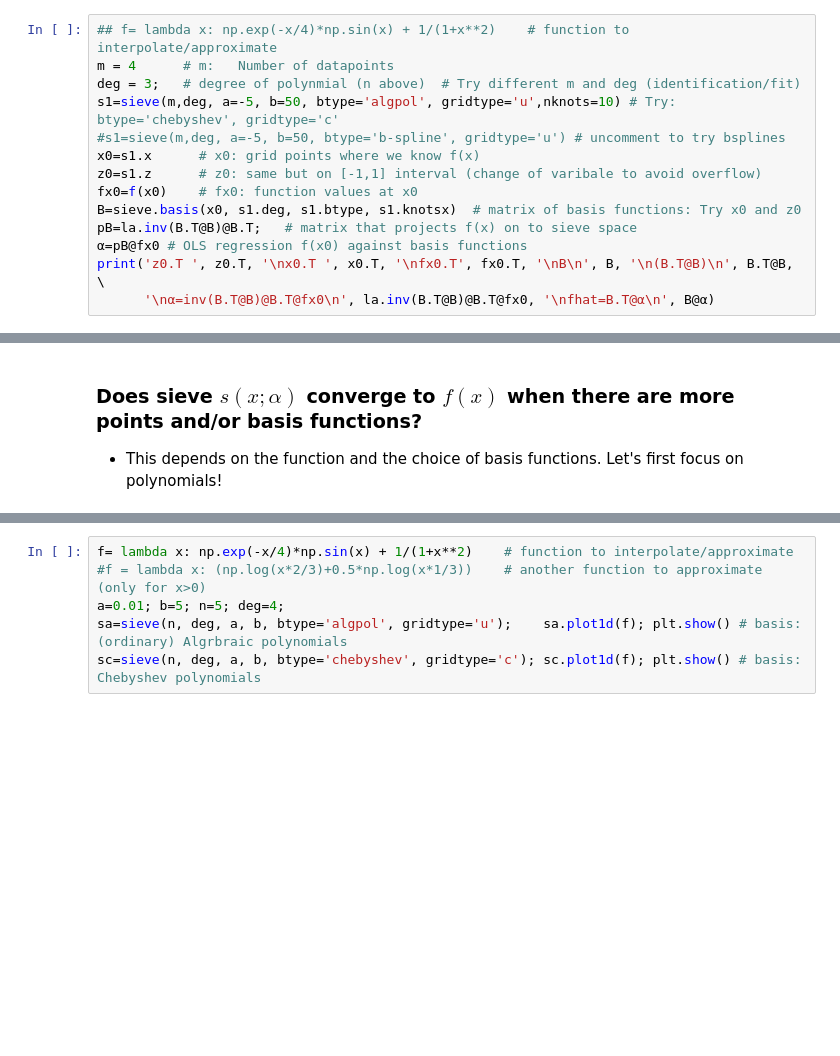
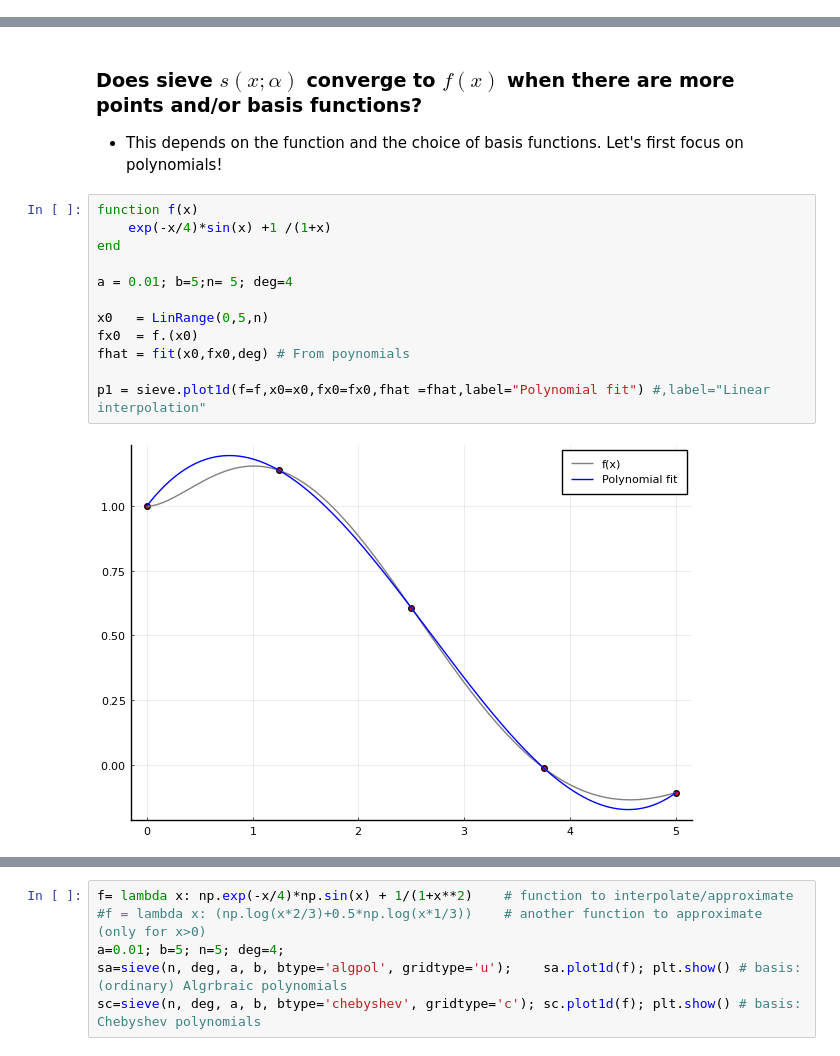
Before and after one commit to AskerNC/dp_ucph, a Jupyter notebook: 1_theory_tools/Julia/05_interpolation.ipynb, the cells around one changed output, grey strips where cells are left out. Cells and saved outputs as stored; diff of their text form; blank space fills up the shorter version.

```diff
--- a/1_theory_tools/Julia/05_interpolation.ipynb
+++ b/1_theory_tools/Julia/05_interpolation.ipynb
@@ -177,14 +163,0 @@ Main.sieve.sieve_struct
-# %%
-## f= lambda x: np.exp(-x/4)*np.sin(x) + 1/(1+x**2)    # function to interpolate/approximate
-m = 4      # m:   Number of datapoints
-deg = 3;   # degree of polynmial (n above)  # Try different m and deg (identification/fit)
-s1=sieve(m,deg, a=-5, b=50, btype='algpol', gridtype='u',nknots=10) # Try: btype='chebyshev', gridtype='c'
-#s1=sieve(m,deg, a=-5, b=50, btype='b-spline', gridtype='u') # uncomment to try bsplines
-x0=s1.x      # x0: grid points where we know f(x)
-z0=s1.z      # z0: same but on [-1,1] interval (change of varibale to avoid overflow)
-fx0=f(x0)    # fx0: function values at x0
-B=sieve.basis(x0, s1.deg, s1.btype, s1.knotsx)  # matrix of basis functions: Try x0 and z0
-pB=la.inv(B.T@B)@B.T;   # matrix that projects f(x) on to sieve space
-α=pB@fx0 # OLS regression f(x0) against basis functions
-print('z0.T ', z0.T, '\nx0.T ', x0.T, '\nfx0.T', fx0.T, '\nB\n', B, '\n(B.T@B)\n', B.T@B, \
-      '\nα=inv(B.T@B)@B.T@fx0\n', la.inv(B.T@B)@B.T@fx0, '\nfhat=B.T@α\n', B@α)
@@ -206,3 +177,17 @@ s1.knotsz[:,0]
 # %% [markdown]
 ### Does sieve $s(x;\alpha)$ converge to $f(x)$ when there are more points and/or basis functions?
 - This depends on the function and the choice of basis functions. Let's first focus on polynomials!
+# %%
+function f(x)
+    exp(-x/4)*sin(x) +1 /(1+x)
+end
+
+a = 0.01; b=5;n= 5; deg=4
+
+x0   = LinRange(0,5,n)
+fx0  = f.(x0)
+fhat = fit(x0,fx0,deg) # From poynomials
+
+p1 = sieve.plot1d(f=f,x0=x0,fx0=fx0,fhat =fhat,label="Polynomial fit") #,label="Linear interpolation"
+# %% [output]
+[figure, added]
```
Also changed, not shown: parts of 5 cells of this notebook, 1 other file.
